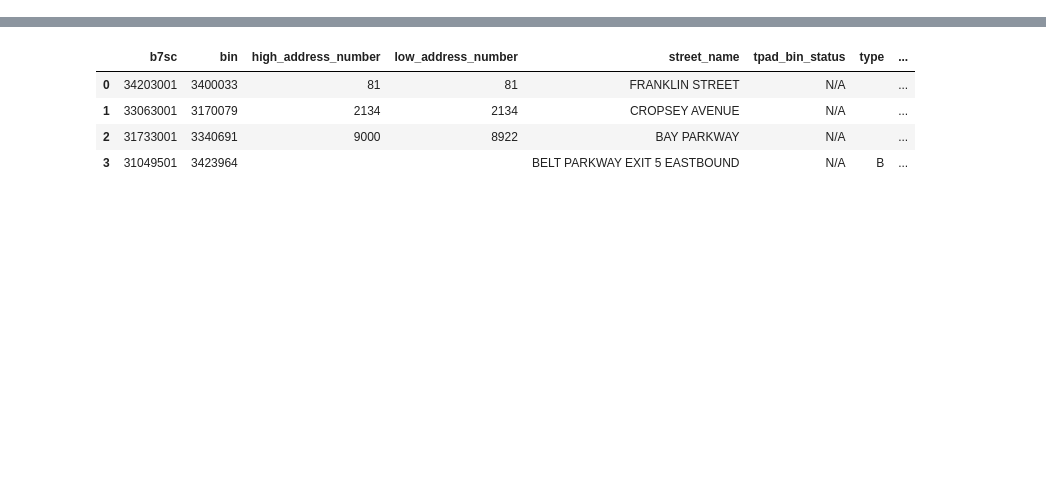
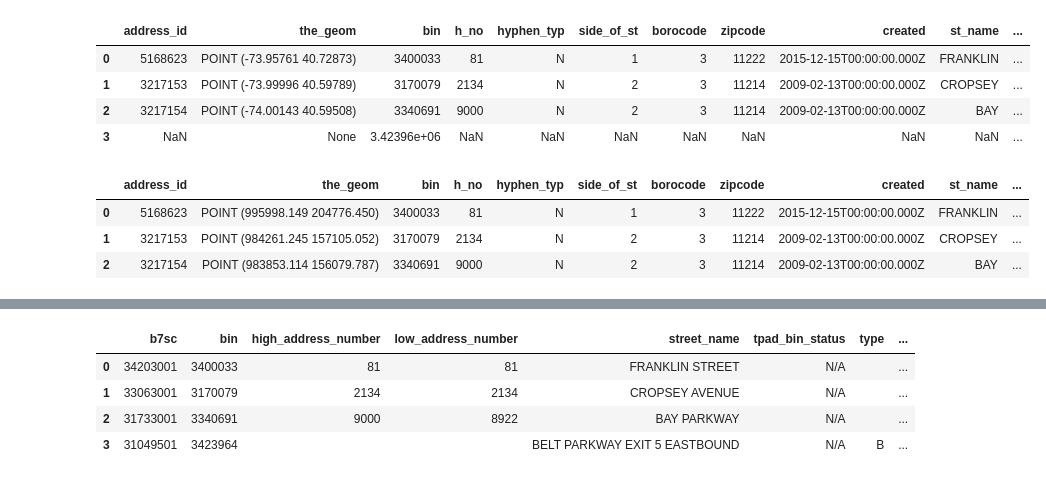
Before and after one commit to NYCParks-data/Structures, a Jupyter notebook: scripts/new_geosupport_process.ipynb, the cells around one changed output, grey strips where cells are left out. Saved outputs shown, nothing was run; the diff lists cells and outputs as text; code cells hidden in the pictures; blank space fills up the shorter version.

```diff
--- a/scripts/new_geosupport_process.ipynb
+++ b/scripts/new_geosupport_process.ipynb
@@ -42,0 +43,3 @@ connection = engine.connect()
+# %%
+b = pd.read_csv('structs_top5.csv')
+b
@@ -45,4 +54,4 @@ sql = 'select top 5 * from structuresdb.dbo.tbl_parks_structures'
 # %%
-b = pd.read_sql(con=engine, sql=sql)
+# b = pd.read_sql(con=engine, sql=sql)
 # %%
 structs = b[~pd.isnull(b['bin'])]
@@ -58,0 +89,21 @@ bins = list(structs.bin.values)
+# %%
+# %%timeit
+get_ap_output = structs.apply(lambda row: get_address_point2(row['bin'],
+              geom_col = 'the_geom'),axis =1)
+# %%
+aps_gdf = gpd.GeoDataFrame(flat_list(get_ap_output), geometry = 'the_geom',crs = 'epsg:4326').fillna(np.nan)
+aps_gdf.head()
+# %% [output]
+|  | address_id | the_geom | bin | h_no | hyphen_typ | side_of_st | borocode | zipcode | created | st_name | ... |
+| 0 | 5168623 | POINT (-73.95761 40.72873) | 3400033 | 81 | N | 1 | 3 | 11222 | 2015-12-15T00:00:00.000Z | FRANKLIN | ... |
+| 1 | 3217153 | POINT (-73.99996 40.59789) | 3170079 | 2134 | N | 2 | 3 | 11214 | 2009-02-13T00:00:00.000Z | CROPSEY | ... |
+| 2 | 3217154 | POINT (-74.00143 40.59508) | 3340691 | 9000 | N | 2 | 3 | 11214 | 2009-02-13T00:00:00.000Z | BAY | ... |
+| 3 | NaN | None | 3.42396e+06 | NaN | NaN | NaN | NaN | NaN | NaN | NaN | ... |
+# %%
+aps = aps_gdf[~pd.isnull(aps_gdf['the_geom'])].to_crs('epsg:2263').copy()
+aps.head()
+# %% [output]
+|  | address_id | the_geom | bin | h_no | hyphen_typ | side_of_st | borocode | zipcode | created | st_name | ... |
+| 0 | 5168623 | POINT (995998.149 204776.450) | 3400033 | 81 | N | 1 | 3 | 11222 | 2015-12-15T00:00:00.000Z | FRANKLIN | ... |
+| 1 | 3217153 | POINT (984261.245 157105.052) | 3170079 | 2134 | N | 2 | 3 | 11214 | 2009-02-13T00:00:00.000Z | CROPSEY | ... |
+| 2 | 3217154 | POINT (983853.114 156079.787) | 3340691 | 9000 | N | 2 | 3 | 11214 | 2009-02-13T00:00:00.000Z | BAY | ... |
```
Also changed, not shown: parts of 70 cells of this notebook, 2 other files.
